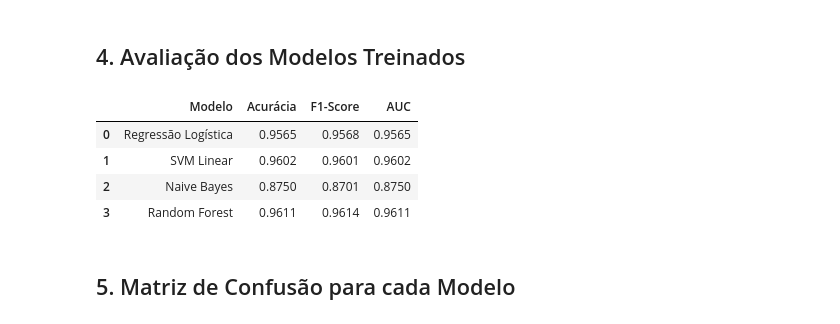
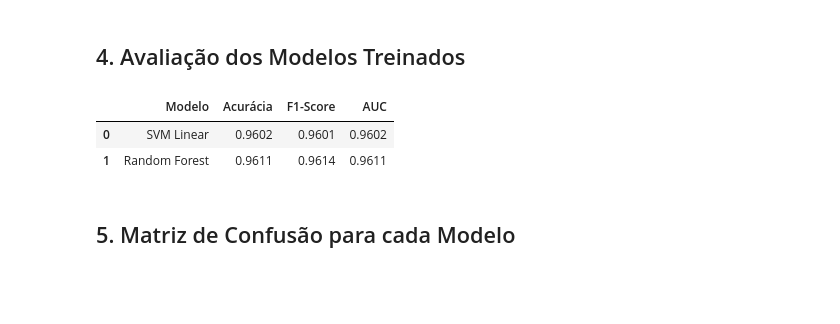
Before and after one commit to marcelagamaliel/DETECTOR-FAKENEWS, a Jupyter notebook: notebooks/03_baseline_models.ipynb, the cells around one changed output. Saved outputs shown, nothing was run; the diff lists cells and outputs as text; code cells hidden in the pictures; blank space fills up the shorter version.

```diff
--- a/notebooks/03_baseline_models.ipynb
+++ b/notebooks/03_baseline_models.ipynb
@@ -60,43 +61,39 @@ print(f"📊 Classes: {y_test.value_counts().to_dict()}")
 # %%
 # Modelos disponíveis
 model_names = {
-    "logistic_regression": "Regressão Logística",
     "linear_svm": "SVM Linear",
-    "naive_bayes": "Naive Bayes",
     "random_forest": "Random Forest"
 }
 
 results = []
 
 for model_id, model_label in model_names.items():
     model_path = Path(f"../models/{model_id}.pkl")
     model = joblib.load(model_path)
 
     preds = model.predict(X_test)
 
     # Avaliação
     acc = round((preds == y_test).mean(), 4)
     f1 = round(f1_score(y_test, preds), 4)
     try:
         auc = round(roc_auc_score(y_test, preds), 4)
     except:
         auc = None
 
     results.append({
         "Modelo": model_label,
         "Acurácia": round(acc, 4),
         "F1-Score": round(f1, 4),
         "AUC": round(auc, 4) if auc else None
     })
 
 results_df = pd.DataFrame(results)
 results_df
 # %% [output]
 |  | Modelo | Acurácia | F1-Score | AUC |
-| 0 | Regressão Logística | 0.9565 | 0.9568 | 0.9565 |
-| 1 | SVM Linear | 0.9602 | 0.9601 | 0.9602 |
-| 2 | Naive Bayes | 0.8750 | 0.8701 | 0.8750 |
-| 3 | Random Forest | 0.9611 | 0.9614 | 0.9611 |
+| 0 | SVM Linear | 0.9602 | 0.9601 | 0.9602 |
+| 1 | Random Forest | 0.9611 | 0.9614 | 0.9611 |
 # %% [markdown]
 ## 5. Matriz de Confusão para cada Modelo
 # %%
```
Also changed, not shown: parts of 3 cells of this notebook, 7 other files.
